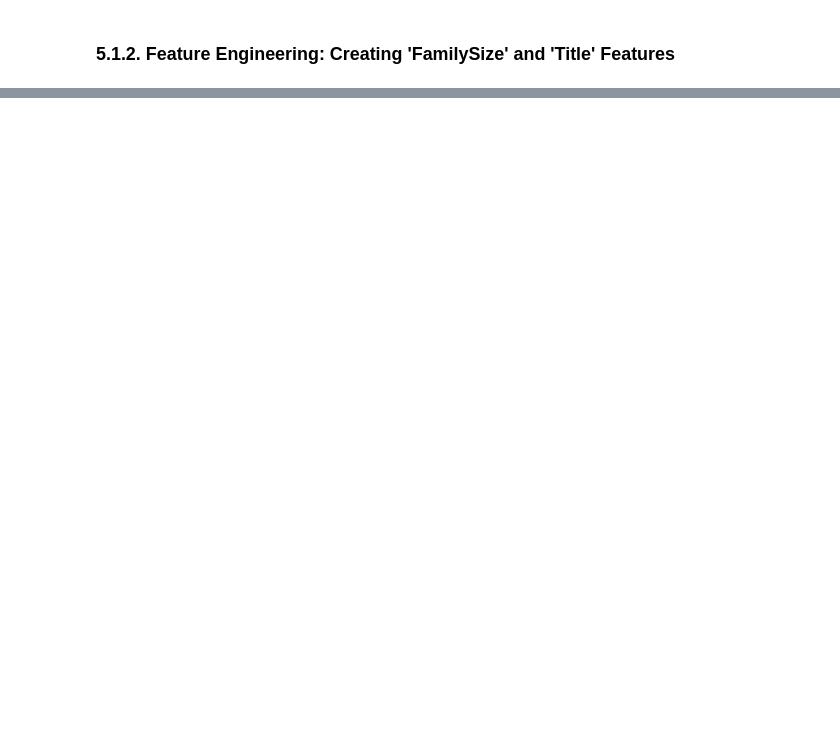
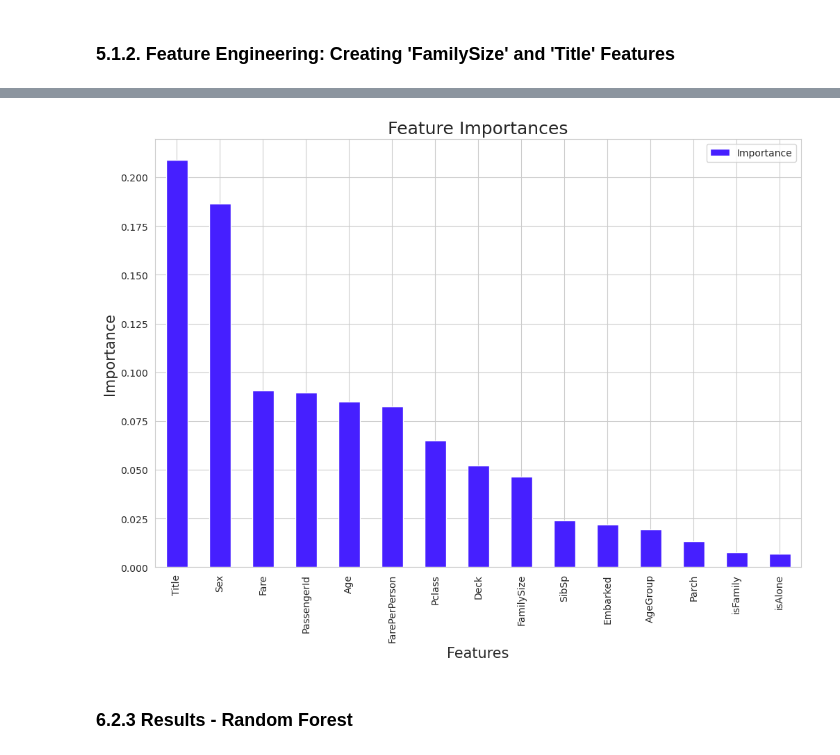
Before and after one commit to devbilalkhan/titanic-eda, a Jupyter notebook: comprehensive-eda-with-nice-graphs copy.ipynb, the cells around one changed output, grey strips where cells are left out. Saved outputs shown, nothing was run; the diff lists cells and outputs as text; code cells hidden in the pictures; blank space fills up the shorter version.

Commit message:
Model selections and trianing.

```diff
--- a/comprehensive-eda-with-nice-graphs copy.ipynb
+++ b/comprehensive-eda-with-nice-graphs copy.ipynb
@@ -538,0 +605,27 @@ This analysis highlights the impact of social status and demographics on surviva
+# %%
+from sklearn.model_selection import GridSearchCV
+# Define the parameter grid to search over
+param_grid = {
+    'n_estimators': [100, 200, 300, 400, 500],
+    'max_features': ['auto', 'sqrt', 'log2'],
+    'max_depth': [None, 10, 20, 30, 40, 50],
+    'min_samples_split': [2, 5, 10],
+    'min_samples_leaf': [1, 2, 4],
+    'bootstrap': [True, False]
+}
+
+# Create a RandomForestClassifier instance
+rf = RandomForestClassifier(random_state=42)
+
+# Setup the RandomizedSearchCV instance
+random_search = GridSearchCV(estimator=rf, param_grid=param_grid, cv=3, verbose=0, n_jobs=-1)
+
+# Fit the RandomizedSearchCV instance to the data
+random_search.fit(X, y)
+
+# Print the best parameters and the corresponding score
+print(f"Best parameters: {random_search.best_params_}")
+print(f"Best score: {random_search.best_score_}")
+
+# Retrieve the best estimator
+best_rf = random_search.best_estimator_
@@ -538,0 +664,7 @@ This analysis highlights the impact of social status and demographics on surviva
+# %%
+feature_importances = pd.DataFrame({
+    'Feature': X.columns,
+    'Importance': best_rf.feature_importances_
+}).sort_values(by='Importance', ascending=False)
+
+feature_importances
@@ -538,0 +688,10 @@ This analysis highlights the impact of social status and demographics on surviva
+# %%
+feature_importances.plot(kind='bar', x='Feature', y='Importance', color=palette_colors[0], figsize=(12, 8))
+plt.title('Feature Importances', size=18)
+plt.xlabel('Features', size=15)
+plt.ylabel('Importance', size=15)
+plt.show()
+# %% [output]
+[figure, added]
+# %% [markdown]
+### 6.2.3 Results - Random Forest
```
Also changed, not shown: parts of 47 cells of this notebook, 1 other file.
